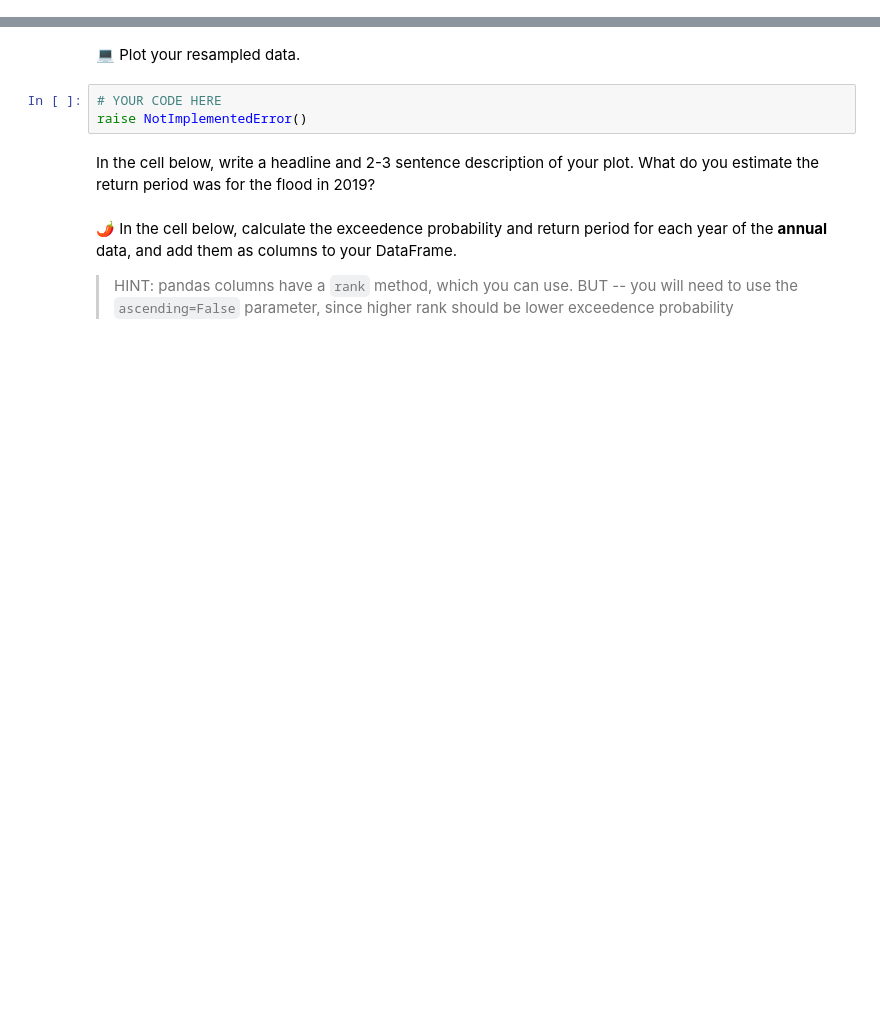
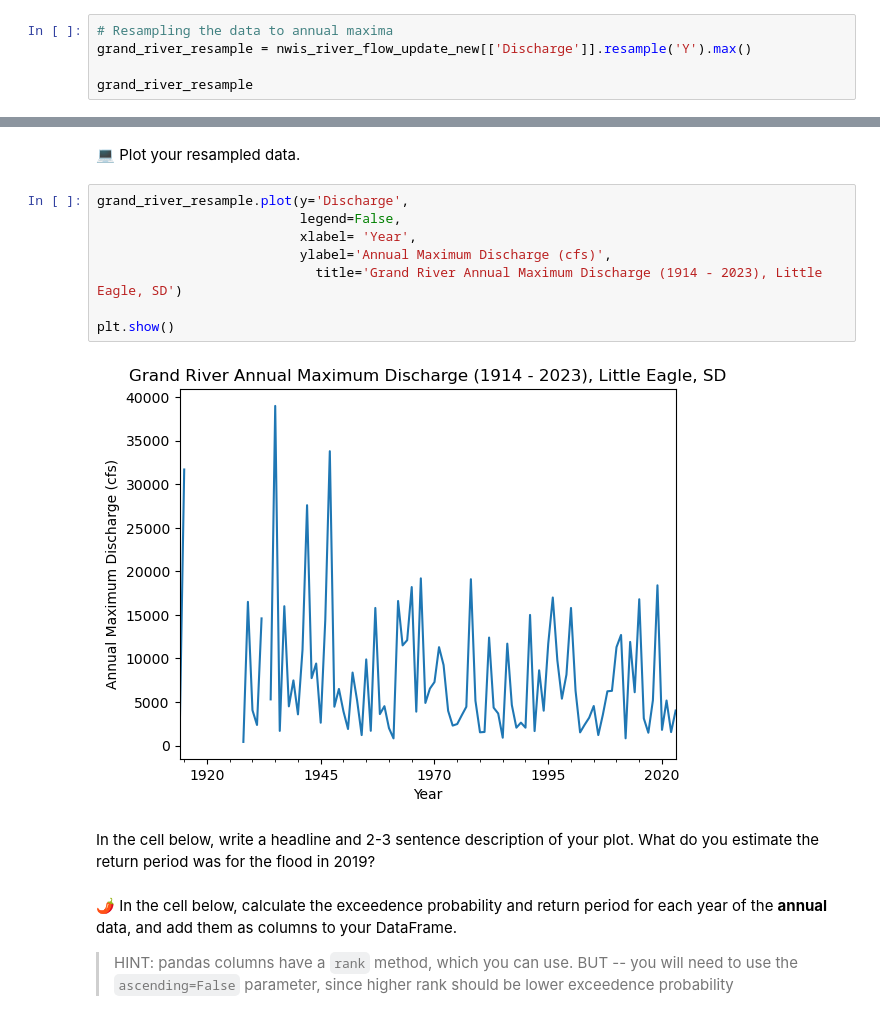
Before and after one commit to EBiggane/time-series-data-EBiggane, a Jupyter notebook: stars-02-time-series.ipynb, the cells around one changed output, grey strips where cells are left out. Drawn from its saved outputs; the diff is of its cells as text; blank space fills up the shorter version.

```diff
--- a/stars-02-time-series.ipynb
+++ b/stars-02-time-series.ipynb
@@ -789,0 +785,5 @@ raise NotImplementedError()
+# %%
+# Resampling the data to annual maxima
+grand_river_resample = nwis_river_flow_update_new[['Discharge']].resample('Y').max()
+
+grand_river_resample
@@ -830,8 +852,15 @@ resample_points
 # %% [markdown]
 &#128187; Plot your resampled data.
-# %%
-# YOUR CODE HERE
-raise NotImplementedError()
+# %%
+grand_river_resample.plot(y='Discharge',
+                          legend=False,
+                          xlabel= 'Year',
+                          ylabel='Annual Maximum Discharge (cfs)',
+                            title='Grand River Annual Maximum Discharge (1914 - 2023), Little Eagle, SD')
+
+plt.show()
+# %% [output]
+[figure, added]
 # %% [markdown]
 In the cell below, write a headline and 2-3 sentence description of your plot. What do you estimate the return period was for the flood in 2019?
 # %% [markdown]
```
Also changed, not shown: parts of 10 cells of this notebook.
